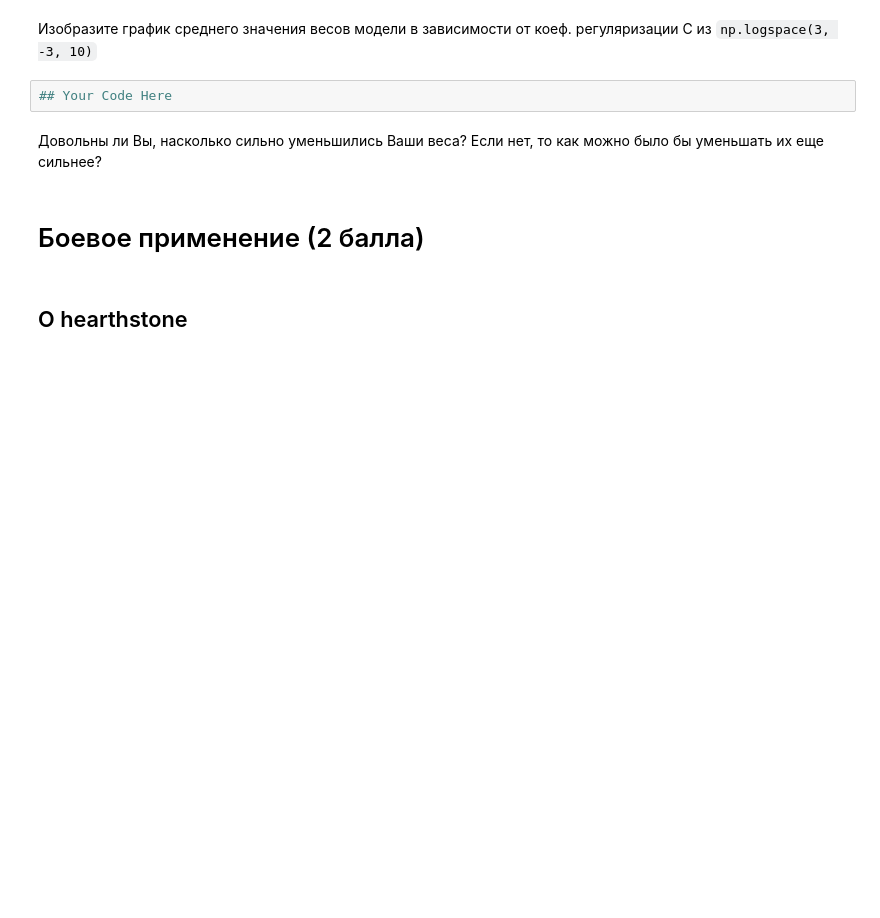
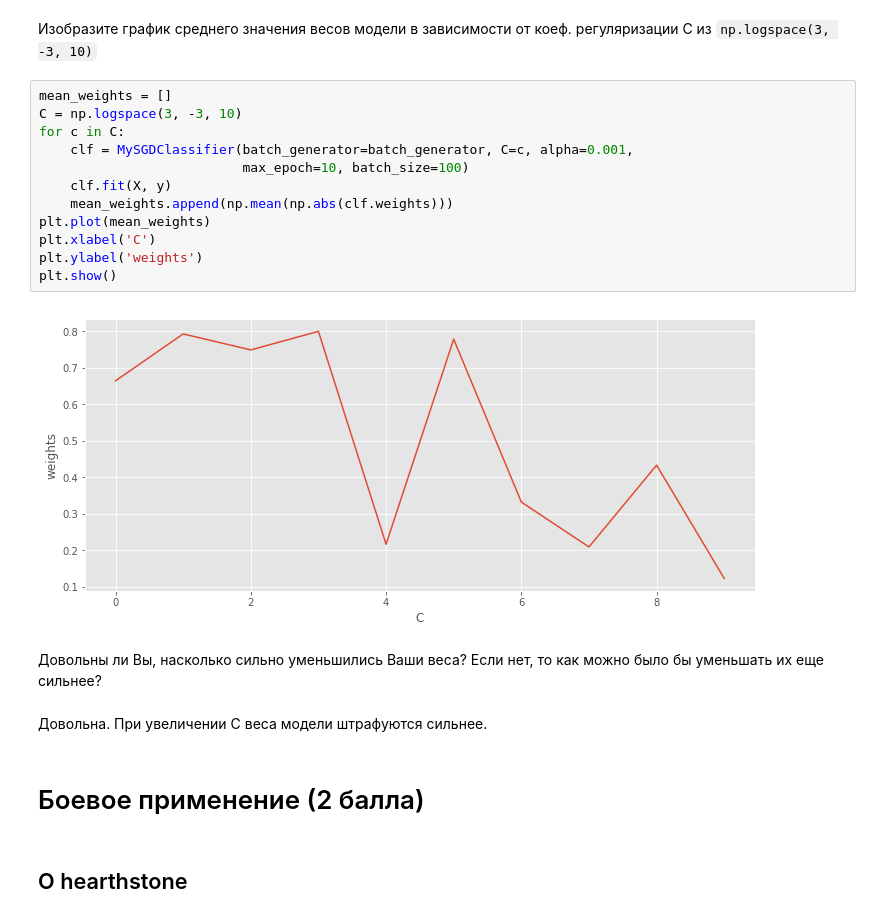
Before and after one commit to irtery/spheremailru, a Jupyter notebook: data_mining/hw3/teryokhina_hw3.ipynb, the cells around one changed output. Drawn from its saved outputs; the diff is of its cells as text; blank space fills up the shorter version.

```diff
--- a/data_mining/hw3/teryokhina_hw3.ipynb
+++ b/data_mining/hw3/teryokhina_hw3.ipynb
@@ -477,9 +492,23 @@ $N$ можно брать 10, 50, 100 и т.д.
 # %% [markdown]
 Изобразите график среднего значения весов модели в зависимости от коеф. регуляризации С из `np.logspace(3, -3, 10)`
-# %%
-## Your Code Here
+# %%
+mean_weights = []
+C = np.logspace(3, -3, 10)
+for c in C:
+    clf = MySGDClassifier(batch_generator=batch_generator, C=c, alpha=0.001,
+                          max_epoch=10, batch_size=100)
+    clf.fit(X, y)
+    mean_weights.append(np.mean(np.abs(clf.weights)))
+plt.plot(mean_weights)
+plt.xlabel('C')
+plt.ylabel('weights')
+plt.show()
+# %% [output]
+[figure, added]
 # %% [markdown]
 Довольны ли Вы, насколько сильно уменьшились Ваши веса? Если нет, то как можно было бы уменьшать их еще сильнее?
+# %% [markdown]
+Довольна. При увеличении C веса модели штрафуются сильнее.
 # %% [markdown]
 # Боевое применение (2  балла)
 # %% [markdown]
```
Also changed, not shown: parts of 38 cells of this notebook, 4 other files.
